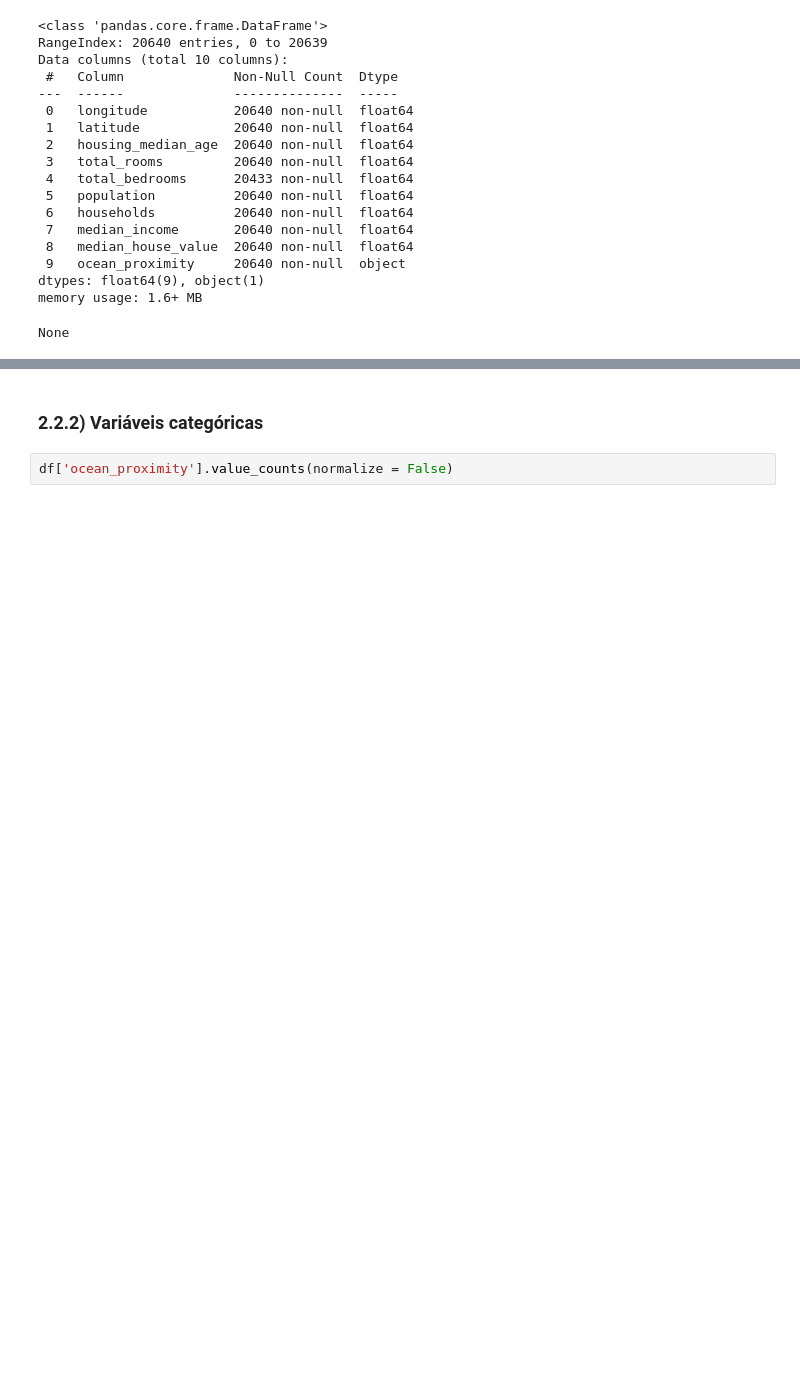
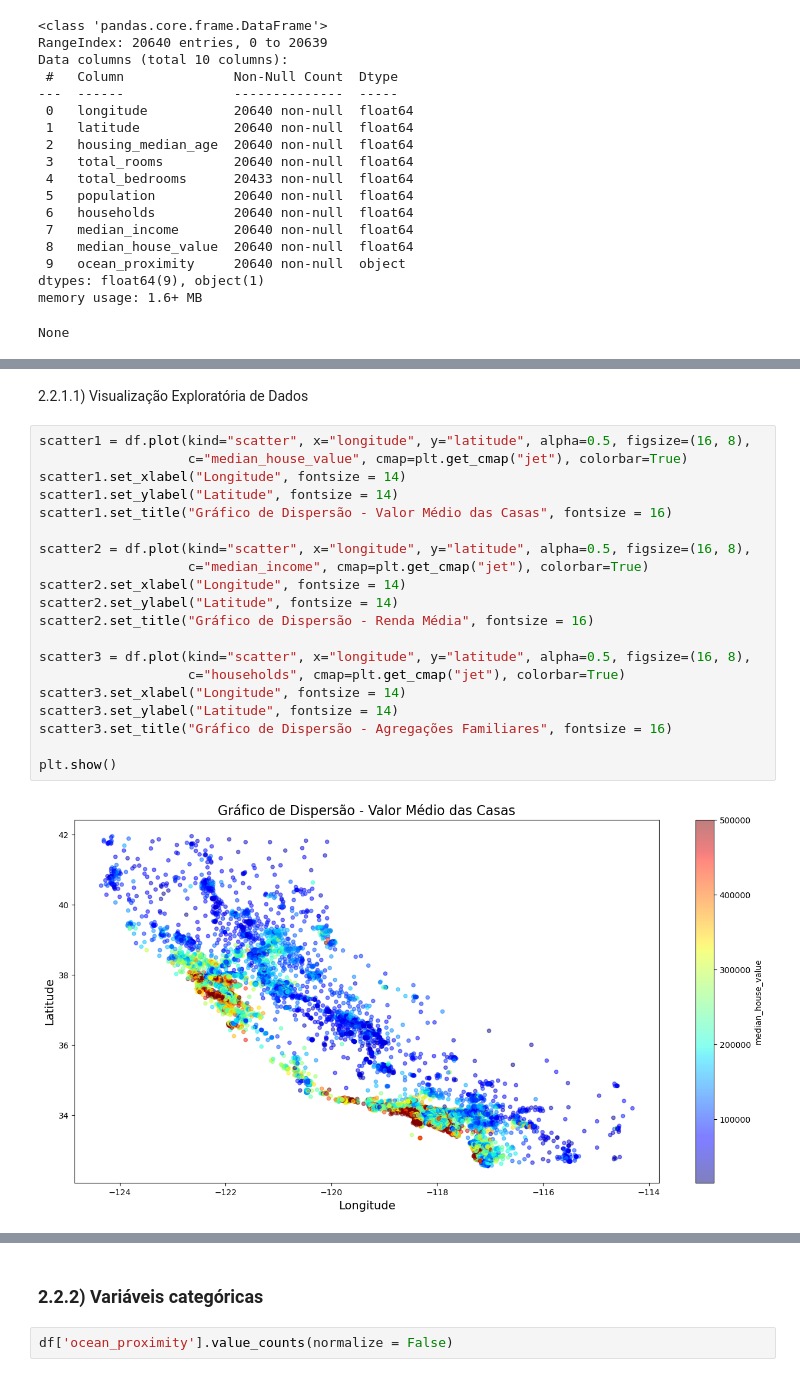
Before and after one commit to mvlaran/cienciaDeDados, a Jupyter notebook: lxai/housing/Housing.ipynb, the cells around one changed output, grey strips where cells are left out. Saved outputs shown, nothing was run; the diff lists cells and outputs as text; blank space fills up the shorter version.

```diff
--- a/lxai/housing/Housing.ipynb
+++ b/lxai/housing/Housing.ipynb
@@ -111,0 +187,24 @@ df.describe().T
+# %% [markdown]
+2.2.1.1) Visualização Exploratória de Dados
+# %%
+scatter1 = df.plot(kind="scatter", x="longitude", y="latitude", alpha=0.5, figsize=(16, 8),
+                   c="median_house_value", cmap=plt.get_cmap("jet"), colorbar=True)
+scatter1.set_xlabel("Longitude", fontsize = 14)
+scatter1.set_ylabel("Latitude", fontsize = 14)
+scatter1.set_title("Gráfico de Dispersão - Valor Médio das Casas", fontsize = 16)
+
+scatter2 = df.plot(kind="scatter", x="longitude", y="latitude", alpha=0.5, figsize=(16, 8),
+                   c="median_income", cmap=plt.get_cmap("jet"), colorbar=True)
+scatter2.set_xlabel("Longitude", fontsize = 14)
+scatter2.set_ylabel("Latitude", fontsize = 14)
+scatter2.set_title("Gráfico de Dispersão - Renda Média", fontsize = 16)
+
+scatter3 = df.plot(kind="scatter", x="longitude", y="latitude", alpha=0.5, figsize=(16, 8),
+                   c="households", cmap=plt.get_cmap("jet"), colorbar=True)
+scatter3.set_xlabel("Longitude", fontsize = 14)
+scatter3.set_ylabel("Latitude", fontsize = 14)
+scatter3.set_title("Gráfico de Dispersão - Agregações Familiares", fontsize = 16)
+
+plt.show()
+# %% [output]
+[figure, added]
```
Also changed, not shown: parts of 86 cells of this notebook.
